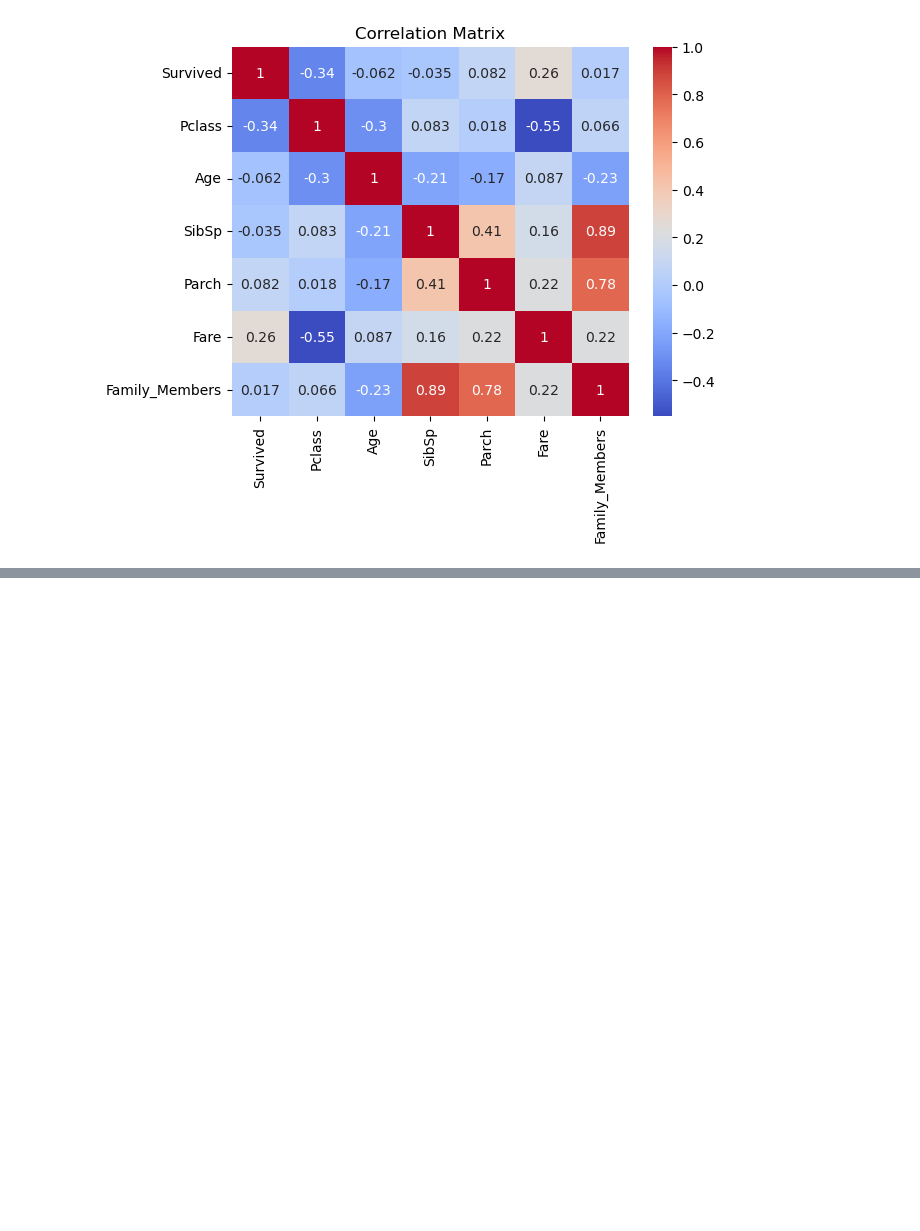
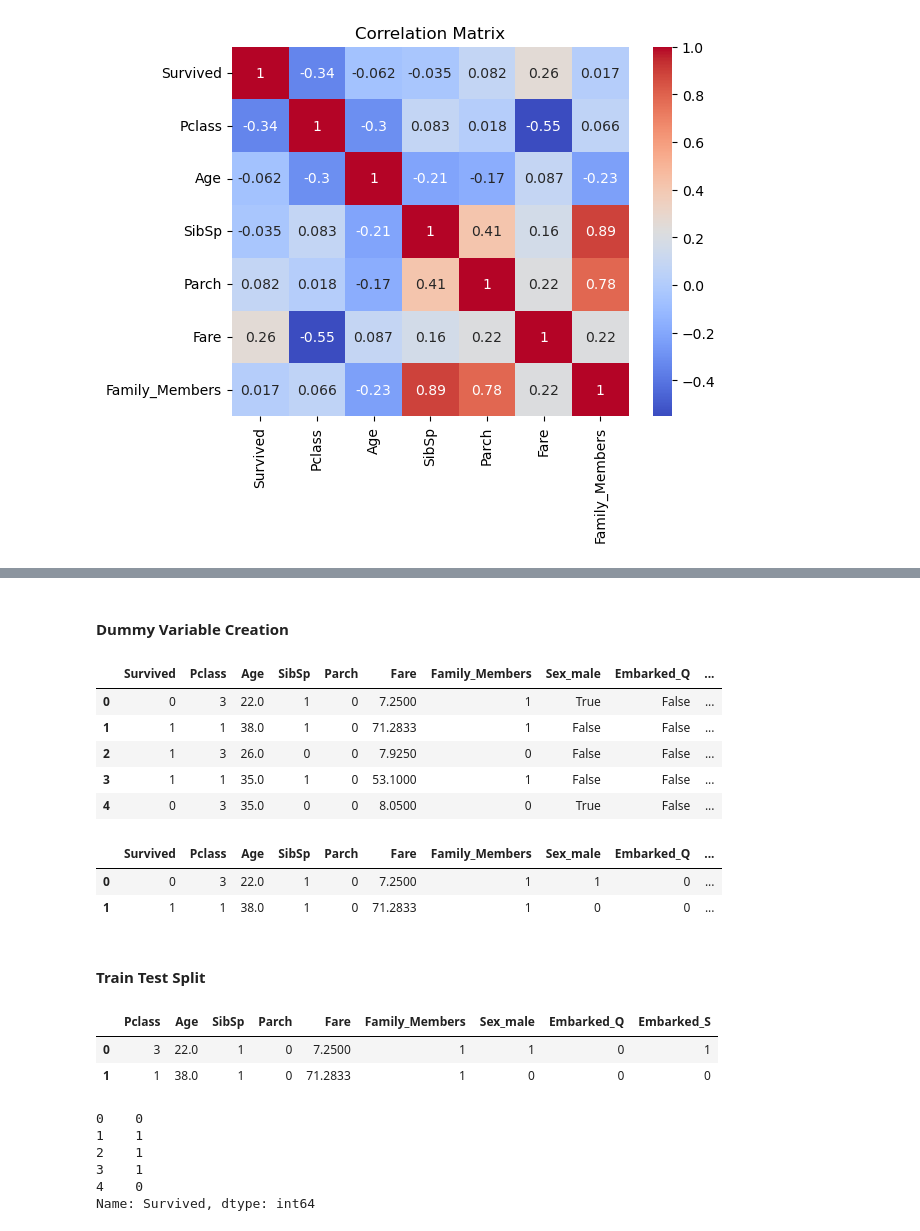
Before and after one commit to sagarbarge/Titanic-EDA-Modeling, a Jupyter notebook: Titanic_Competition_Sagar.ipynb, the cells around one changed output, grey strips where cells are left out. Drawn from its saved outputs; the diff is of its cells as text; code cells hidden in the pictures; blank space fills up the shorter version.

```diff
--- a/Titanic_Competition_Sagar.ipynb
+++ b/Titanic_Competition_Sagar.ipynb
@@ -583,0 +626,4 @@ plt.show()
+# %%
+# Deleting Name & Ticket
+train_df = df.drop (columns=['PassengerId', 'Name', 'Ticket'])
+train_df.head()
@@ -583,0 +637,29 @@ plt.show()
+# %% [markdown]
+#### Dummy Variable Creation
+# %%
+# Dummy Variable Creation >> for 'Sex' & 'Embarked columns'
+
+train_df = pd.get_dummies(train_df, columns=['Sex'], drop_first=True)
+train_df = pd.get_dummies(train_df, columns=['Embarked'], drop_first=True)
+# %%
+# Checking wheather dummies created or not
+train_df.head()
+# %% [output]
+|  | Survived | Pclass | Age | SibSp | Parch | Fare | Family_Members | Sex_male | Embarked_Q | ... |
+| 0 | 0 | 3 | 22.0 | 1 | 0 | 7.2500 | 1 | True | False | ... |
+| 1 | 1 | 1 | 38.0 | 1 | 0 | 71.2833 | 1 | False | False | ... |
+| 2 | 1 | 3 | 26.0 | 0 | 0 | 7.9250 | 0 | False | False | ... |
+| 3 | 1 | 1 | 35.0 | 1 | 0 | 53.1000 | 1 | False | False | ... |
+| 4 | 0 | 3 | 35.0 | 0 | 0 | 8.0500 | 0 | True | False | ... |
+# %%
+# True and False values to 0 and 1
+train_df['Sex_male'] = train_df['Sex_male'].astype(int)
+train_df['Embarked_Q'] = train_df['Embarked_Q'].astype(int)
+train_df['Embarked_S'] = train_df['Embarked_S'].astype(int)
+train_df.head(2)
+# %% [output]
+|  | Survived | Pclass | Age | SibSp | Parch | Fare | Family_Members | Sex_male | Embarked_Q | ... |
+| 0 | 0 | 3 | 22.0 | 1 | 0 | 7.2500 | 1 | 1 | 0 | ... |
+| 1 | 1 | 1 | 38.0 | 1 | 0 | 71.2833 | 1 | 0 | 0 | ... |
+# %% [markdown]
+#### Train Test Split
@@ -583,0 +671,17 @@ plt.show()
+# %%
+# Checking x
+x.head(2)
+# %% [output]
+|  | Pclass | Age | SibSp | Parch | Fare | Family_Members | Sex_male | Embarked_Q | Embarked_S |
+| 0 | 3 | 22.0 | 1 | 0 | 7.2500 | 1 | 1 | 0 | 1 |
+| 1 | 1 | 38.0 | 1 | 0 | 71.2833 | 1 | 0 | 0 | 0 |
+# %%
+# Checking y
+y.head()
+# %% [output]
+0    0
+1    1
+2    1
+3    1
+4    0
+Name: Survived, dtype: int64
```
Also changed, not shown: parts of 32 cells of this notebook.
